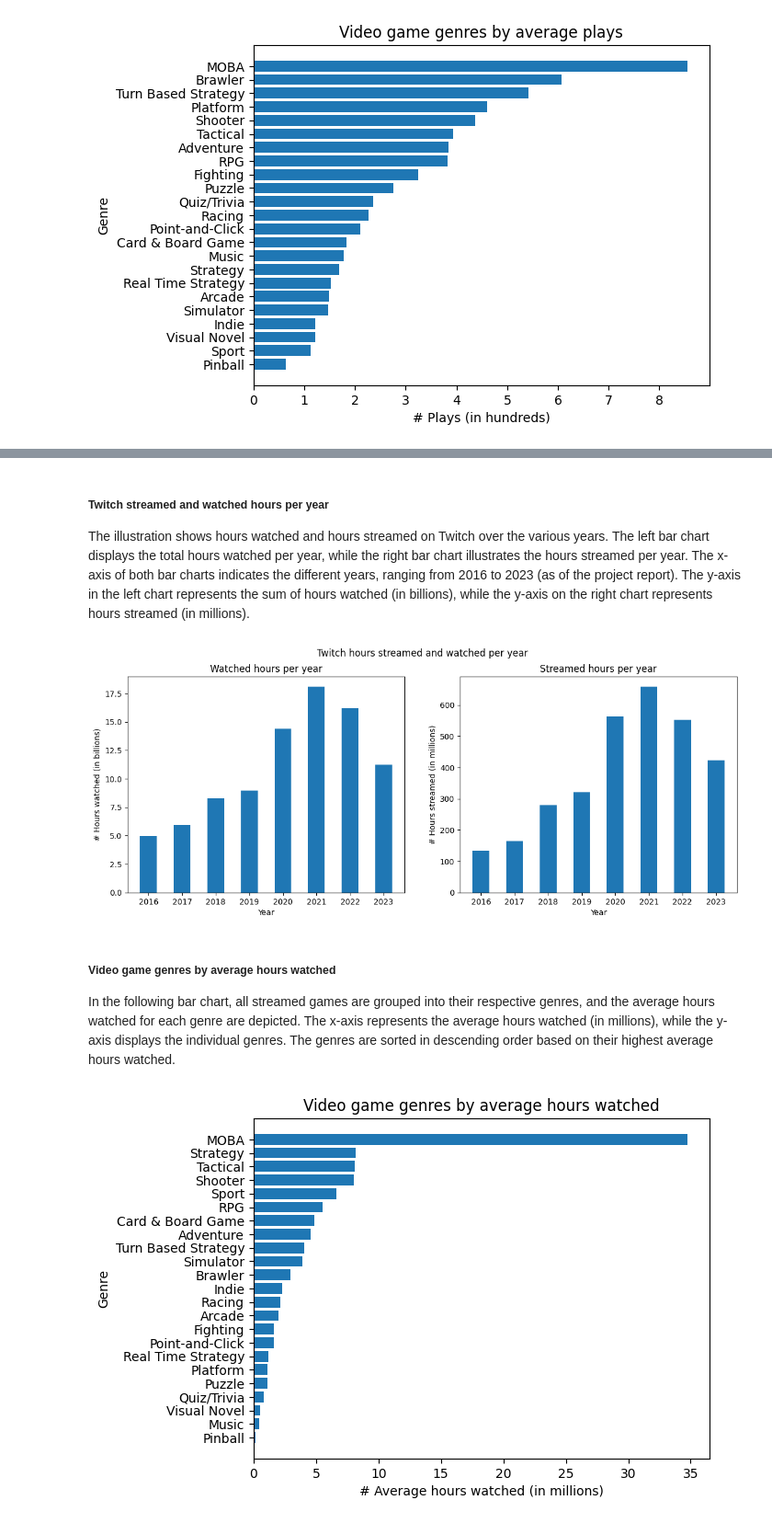
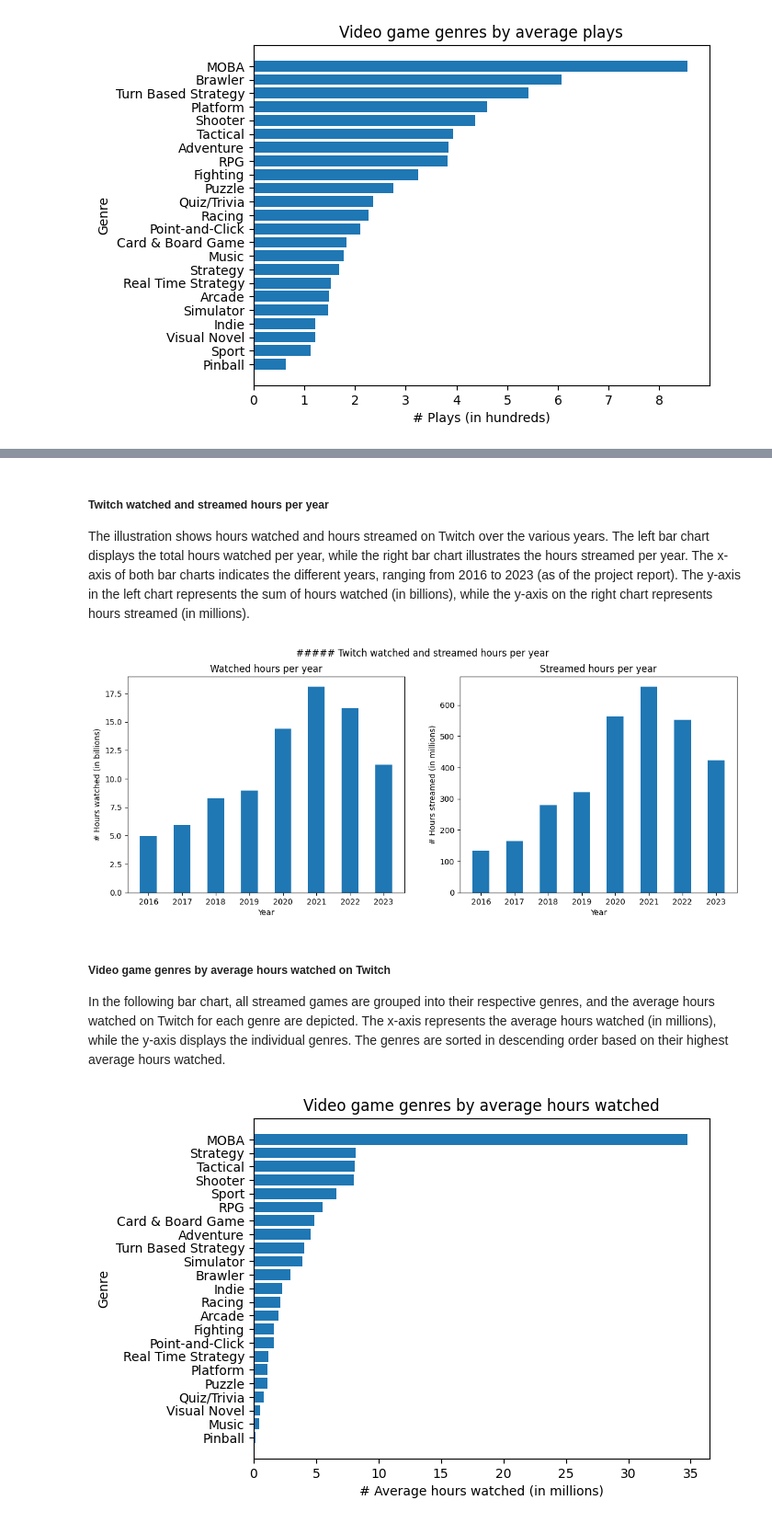
Before and after one commit to KevGame/made-template, a Jupyter notebook: project/report.ipynb, the cells around one changed output, grey strips where cells are left out. Shown at 92% size. Saved outputs shown, nothing was run; the diff lists cells and outputs as text; code cells hidden in the pictures.

```diff
--- a/project/report.ipynb
+++ b/project/report.ipynb
@@ -269,5 +272,5 @@ plt.show()
 # %% [markdown]
-##### Twitch streamed and watched hours per year
+##### Twitch watched and streamed hours per year
 
 The illustration shows hours watched and hours streamed on Twitch over the various years. The left bar chart displays the total hours watched per year, while the right bar chart illustrates the hours streamed per year. The x-axis of both bar charts indicates the different years, ranging from 2016 to 2023 (as of the project report). The y-axis in the left chart represents the sum of hours watched (in billions), while the y-axis on the right chart represents hours streamed (in millions).
 # %%
@@ -275,39 +278,39 @@ The illustration shows hours watched and hours streamed on Twitch over the vario
 df_plot5 = df_tg[['Year', 'Hours_watched', 'Hours_streamed']]
 
 # Group by year and get mean of watched/streamed hours
 df_plot5 = df_plot5.groupby('Year').agg({
     'Hours_watched': 'sum',
     'Hours_streamed': 'sum'
 })
 
 # Convert watched hours in smaller values for better plot
 df_plot5['Hours_watched'] = df_plot5['Hours_watched'] / 1000000000
 df_plot5['Hours_streamed'] = df_plot5['Hours_streamed'] / 1000000
 
 # Build plot
 fig, (ax1, ax2) = plt.subplots(1, 2, figsize=(14, 5))
-fig.suptitle("Twitch hours streamed and watched per year")
+fig.suptitle("##### Twitch watched and streamed hours per year")
 
 # Plot 1 for watched hours per year
 ax1.set_title("Watched hours per year")
 ax1.bar(df_plot5.index[::-1], df_plot5['Hours_watched'].values[::-1], width=0.5)
 ax1.set_xlabel('Year')
 ax1.set_ylabel('# Hours watched (in billions)')
 
 # Plot 2 for streamed hours per year
 ax2.set_title("Streamed hours per year")
 ax2.bar(df_plot5.index[::-1], df_plot5['Hours_streamed'].values[::-1], width=0.5)
 ax2.set_xlabel('Year')
 ax2.set_ylabel('# Hours streamed (in millions)')
 
 # Show plot
 plt.show()
 # %% [output]
-[figure, old version]
+[figure, new version]
 # %% [markdown]
-##### Video game genres by average hours watched
+##### Video game genres by average hours watched on Twitch
 
-In the following bar chart, all streamed games are grouped into their respective genres, and the average hours watched for each genre are depicted. The x-axis represents the average hours watched (in millions), while the y-axis displays the individual genres. The genres are sorted in descending order based on their highest average hours watched.
+In the following bar chart, all streamed games are grouped into their respective genres, and the average hours watched on Twitch for each genre are depicted. The x-axis represents the average hours watched (in millions), while the y-axis displays the individual genres. The genres are sorted in descending order based on their highest average hours watched.
 # %%
 # Get years and watched/streamed hours
 df_plot6 = df_merged[['Hours_watched', 'Genres']]
```
Also changed, not shown: parts of 13 cells of this notebook.
